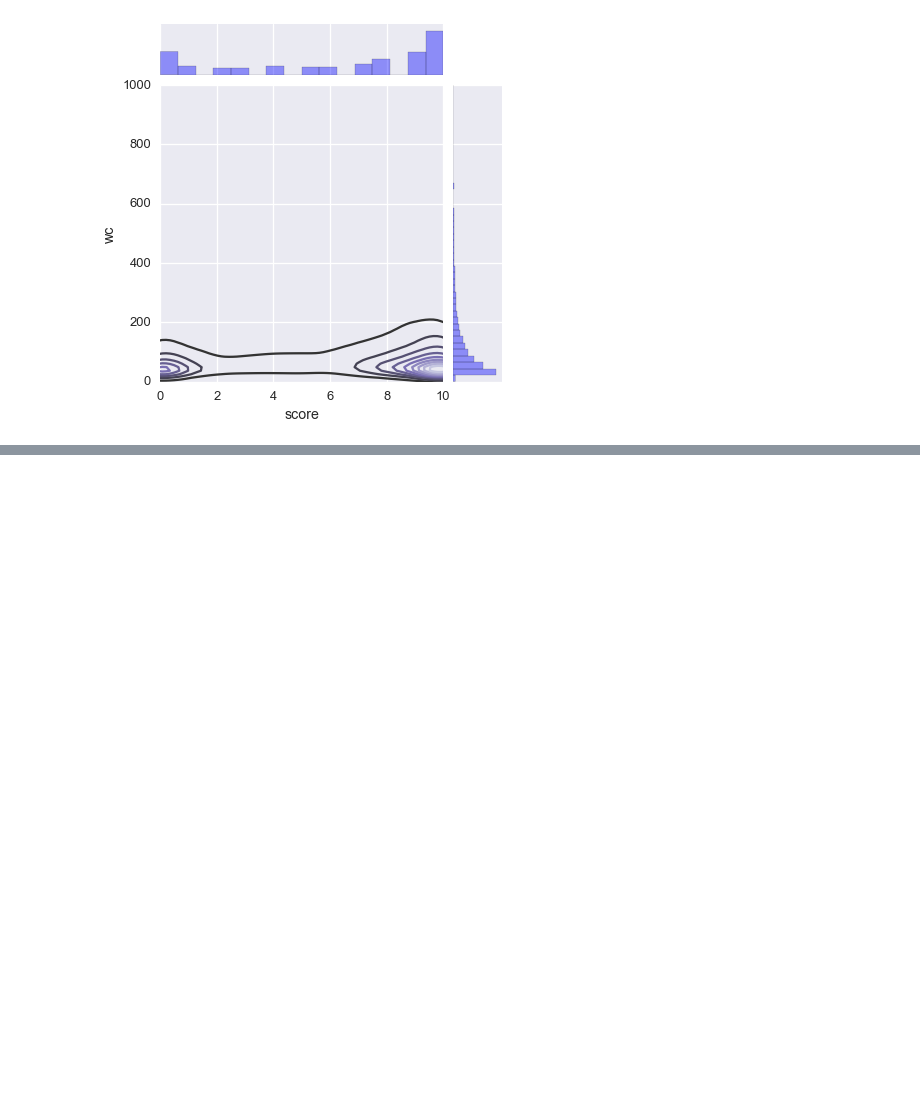
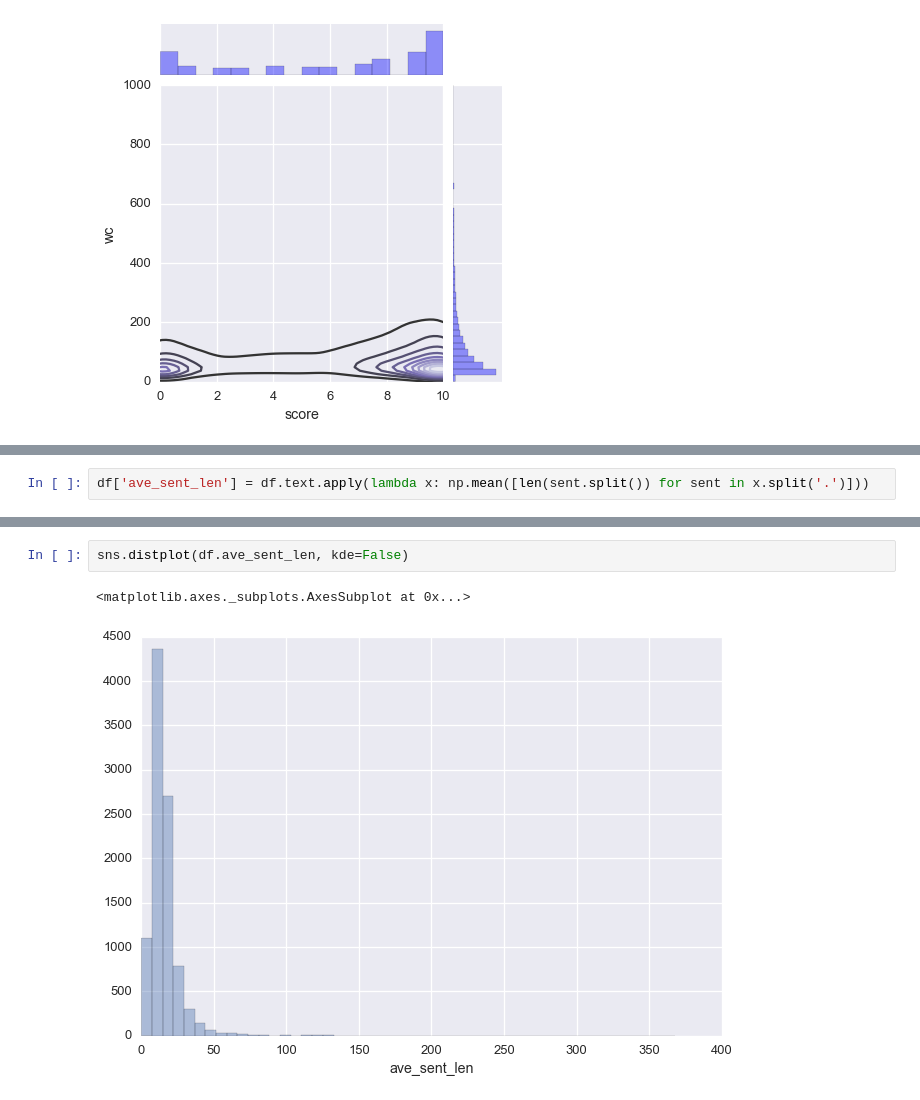
Before and after one commit to rick-wolf/ScrapeGame, a Jupyter notebook: notebooks/EDA.ipynb, the cells around one changed output, grey strips where cells are left out. Cells and saved outputs as stored; diff of their text form; blank space fills up the shorter version.

```diff
--- a/notebooks/EDA.ipynb
+++ b/notebooks/EDA.ipynb
@@ -122,0 +147,2 @@ g = g.plot_marginals(sns.distplot, kde=False, color='b')
+# %%
+df['ave_sent_len'] = df.text.apply(lambda x: np.mean([len(sent.split()) for sent in x.split('.')]))
@@ -122,0 +158,5 @@ g = g.plot_marginals(sns.distplot, kde=False, color='b')
+# %%
+sns.distplot(df.ave_sent_len, kde=False)
+# %% [output]
+<matplotlib.axes._subplots.AxesSubplot at 0x...>
+[figure, added]
```
Also changed, not shown: parts of 6 cells of this notebook.
